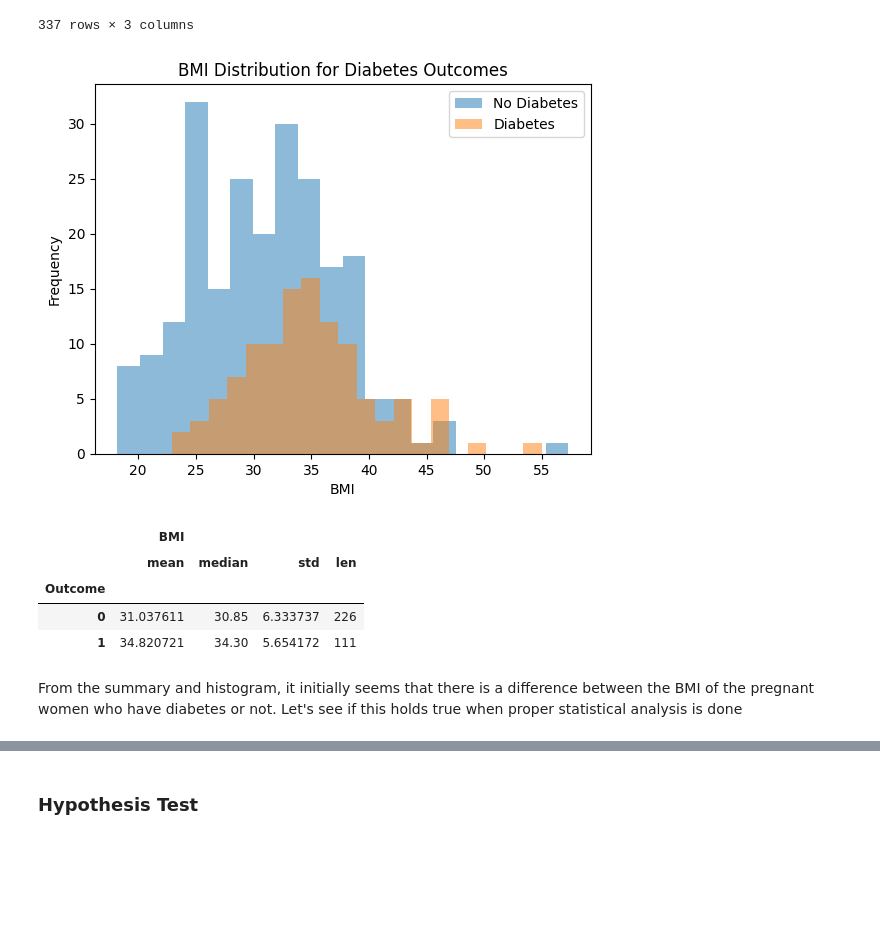
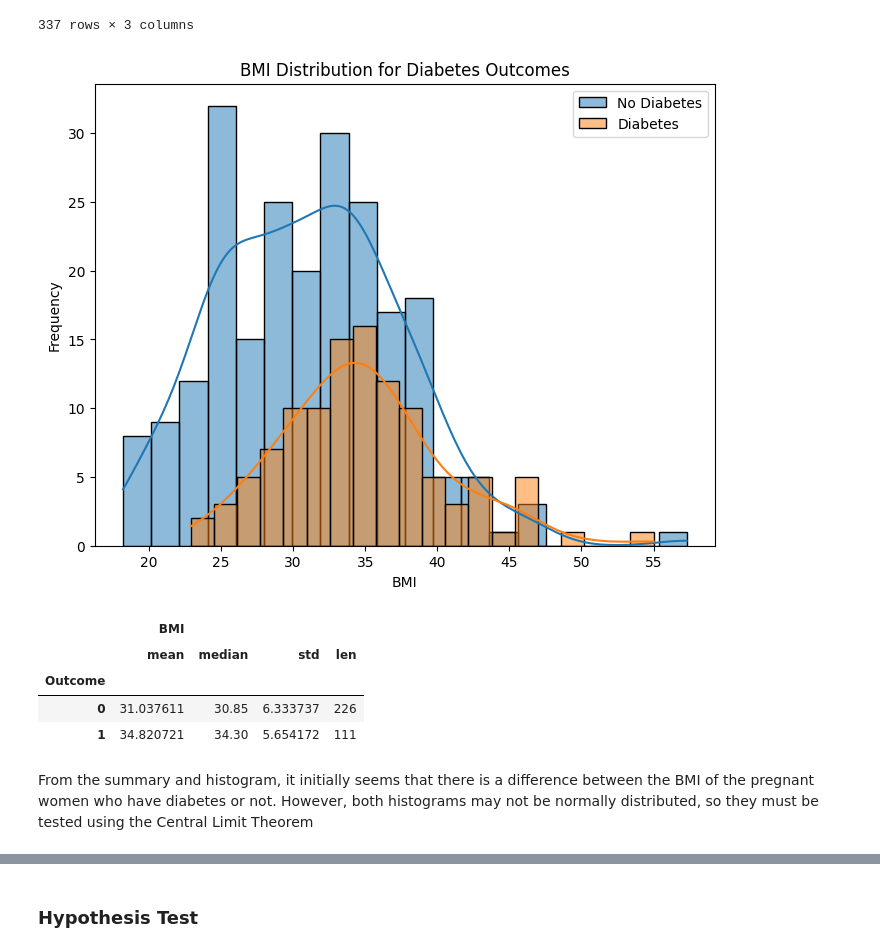
Before and after one commit to houin679/CSMODELPROJECT, a Jupyter notebook: MCO1_CSMODEL.ipynb, the cells around one changed output, grey strips where cells are left out. Cells and saved outputs as stored; diff of their text form; code cells hidden in the pictures; blank space fills up the shorter version.

```diff
--- a/MCO1_CSMODEL.ipynb
+++ b/MCO1_CSMODEL.ipynb
@@ -951,16 +952,17 @@ PW_df
 | 336 | 5 | 26.2 | 0 |
 337 rows × 3 columns
 # %%
-plt.hist(PW_df[PW_df['Outcome'] == 0]['BMI'], alpha=0.5, label='No Diabetes', bins=20)
-plt.hist(PW_df[PW_df['Outcome'] == 1]['BMI'], alpha=0.5, label='Diabetes', bins=20)
+plt.figure(figsize=(8, 6))
+sns.histplot(PW_df[PW_df['Outcome'] == 0]['BMI'], alpha=0.5, label='No Diabetes', bins=20, kde=True)
+sns.histplot(PW_df[PW_df['Outcome'] == 1]['BMI'], alpha=0.5, label='Diabetes', bins=20, kde=True)
 
 plt.xlabel('BMI')
 plt.ylabel('Frequency')
 plt.legend()
 plt.title('BMI Distribution for Diabetes Outcomes')
 plt.show()
 # %% [output]
-[figure, old version]
+[figure, new version]
 # %%
 summary_stat = PW_df.groupby("Outcome").agg({"BMI": ["mean", "median", "std", len]})
 summary_stat
@@ -971,4 +973,4 @@ summary_stat
 | 0 | 31.037611 | 30.85 | 6.333737 | 226 |
 | 1 | 34.820721 | 34.30 | 5.654172 | 111 |
 # %% [markdown]
-From the summary and histogram, it initially seems that there is a difference between the BMI of the pregnant women who have diabetes or not. Let's see if this holds true when proper statistical analysis is done
+From the summary and histogram, it initially seems that there is a difference between the BMI of the pregnant women who have diabetes or not. However, both histograms may not be normally distributed, so they must be tested using the Central Limit Theorem
```
Also changed, not shown: parts of 16 cells of this notebook.
